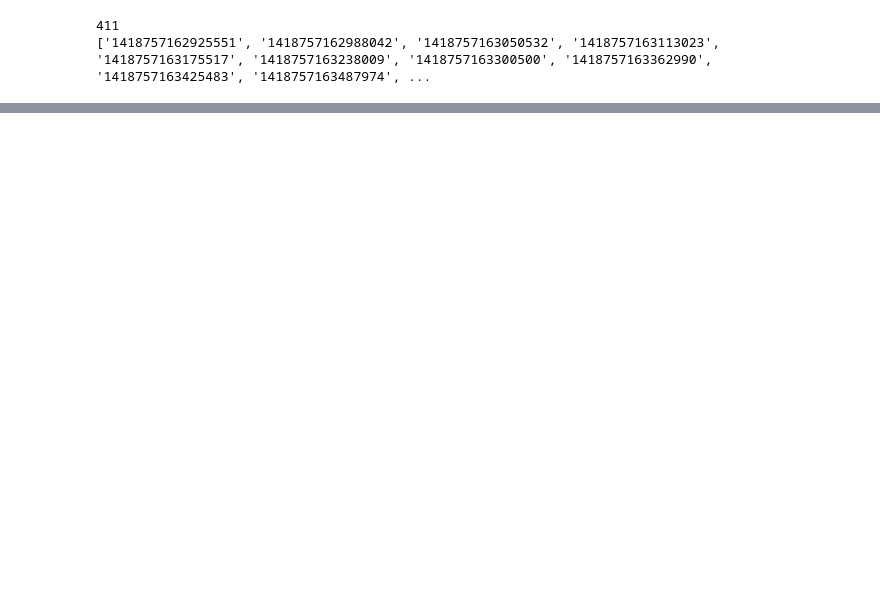
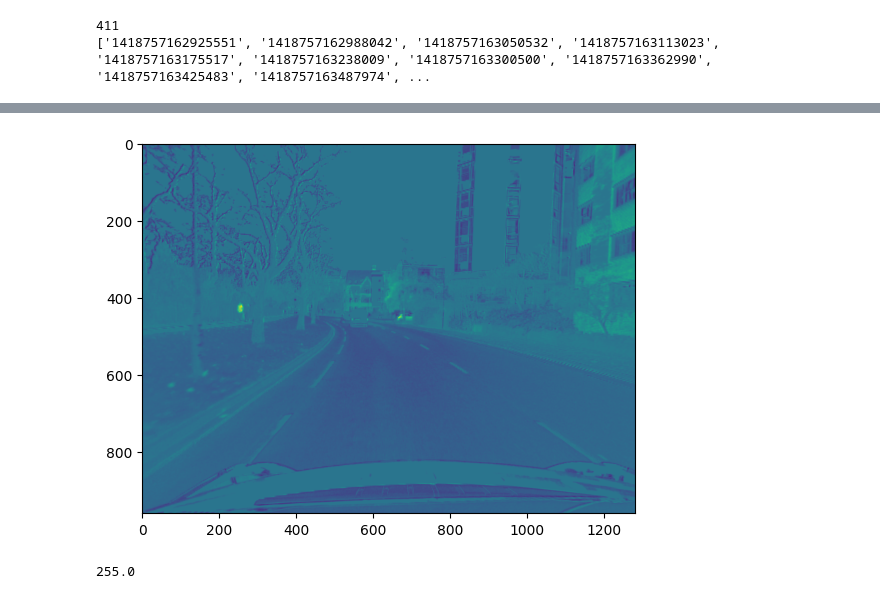
Before and after one commit to huynhbaobk/Night-Depth-Estimation, a Jupyter notebook: Test.ipynb, the cells around one changed output, grey strips where cells are left out. Saved outputs shown, nothing was run; the diff lists cells and outputs as text; code cells hidden in the pictures; blank space fills up the shorter version.

```diff
--- a/Test.ipynb
+++ b/Test.ipynb
@@ -56,0 +72,37 @@ libpng error: Read Error
+# %%
+
+def rgb2yCbCr(input_im):
+    # Ensure input is in the range [0, 255]
+#     input_im = np.clip(input_im, 0, 255)
+
+    # Flatten the input image and convert to float
+    im_flat = input_im.reshape(-1, 3).astype(np.float32)
+
+    # Define the transformation matrix for RGB to YCbCr conversion
+    mat = np.array([[0.299, 0.587, 0.114],
+                    [-0.169, -0.331, 0.500],
+                    [0.500, -0.419, -0.081]], dtype=np.float32)
+
+    # Define the bias values for RGB to YCbCr conversion
+    bias = np.array([0.0, 128.0, 128.0], dtype=np.float32)
+
+    # Perform the RGB to YCbCr conversion using matrix multiplication and addition
+    temp = np.dot(im_flat, mat.T) + bias
+
+    # Reshape the result back to the original image shape
+    out = temp.reshape(input_im.shape)
+
+    # Clip the output to ensure it is in the range [0, 255]
+#     out = np.clip(out.astype(int), 0, 255)
+
+    return out
+# %%
+im_rgb2yCbCr = rgb2yCbCr(im)
+plt.imshow(im_rgb2yCbCr[:,:,1])
+plt.show()
+# %% [output]
+[figure, added]
+# %%
+np.max(im_rgb2yCbCr)
+# %% [output]
+255.0
```
Also changed, not shown: parts of 3 cells of this notebook, 6 other files.
